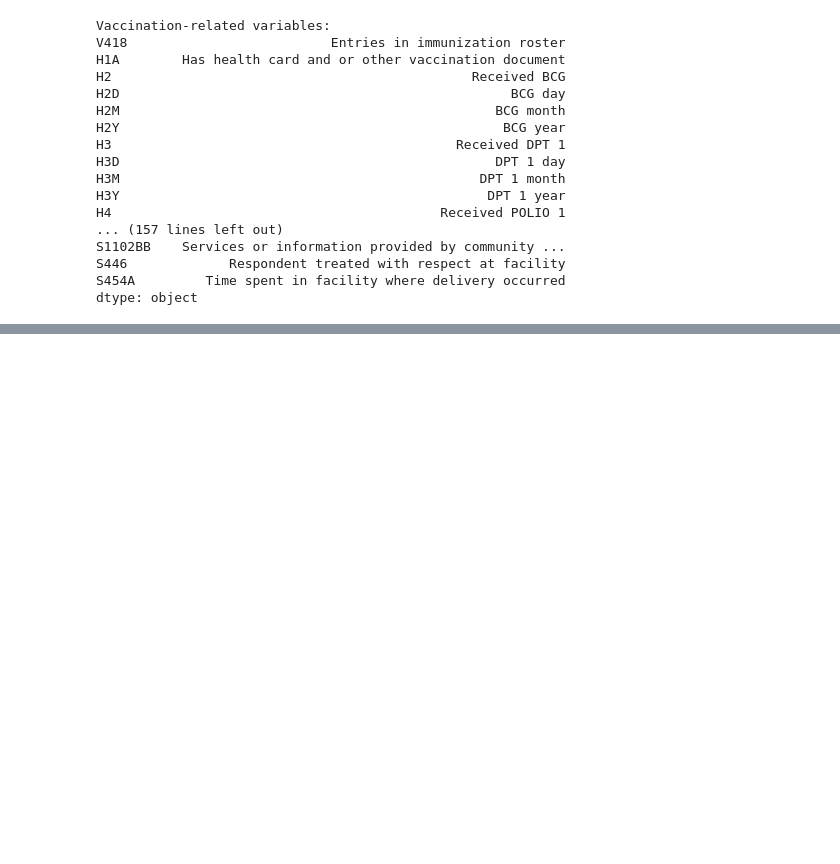
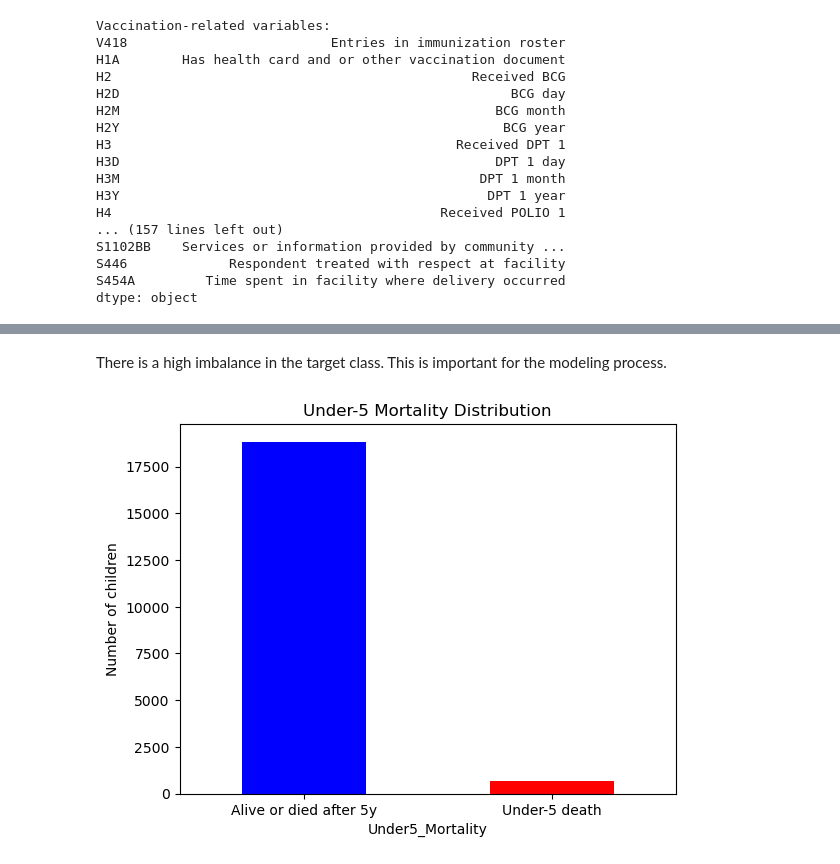
Before and after one commit to tingly-amua/Under5-Mortality-Model, a Jupyter notebook: u5mr.ipynb, the cells around one changed output, grey strips where cells are left out. Drawn from its saved outputs; the diff is of its cells as text; code cells hidden in the pictures; blank space fills up the shorter version.

```diff
--- a/u5mr.ipynb
+++ b/u5mr.ipynb
@@ -433,0 +534,12 @@ df = pd.read_csv('u5mr_subset.csv')
+# %%
+# Define target variable for under-5 mortality
+df['under5_mortality'] = 0  # default = survived
+
+# Case 1: Died before 60 months
+df.loc[(df['Child is alive'] == 0) & (df['Age at death (months, imputed)'] < 60), 'under5_mortality'] = 1
+
+# Case 2: Alive but age <60 months -> censored, but for classification label as 0
+df.loc[(df['Child is alive'] == 1) & (df['Childs age in months'] < 60), 'under5_mortality'] = 0
+
+# Case 3: Alive and age >=60 months -> survived past 5, label as 0
+df.loc[(df['Child is alive'] == 1) & (df['Childs age in months'] >= 60), 'under5_mortality'] = 0
@@ -433,0 +626,16 @@ df = pd.read_csv('u5mr_subset.csv')
+# %% [markdown]
+There is a high imbalance in the target class. This is important for the modeling process.
+# %%
+#Plot class distribution
+df['under5_mortality'].value_counts().sort_index().plot(
+    kind='bar',
+    color=['blue', 'red'],
+    rot=0
+)
+plt.xticks([0, 1], ['Alive or died after 5y', 'Under-5 death'])
+plt.ylabel("Number of children")
+plt.xlabel("Under5_Mortality")
+plt.title("Under-5 Mortality Distribution")
+plt.show()
+# %% [output]
+[figure, added]
```
Also changed, not shown: parts of 19 cells of this notebook, 1 other file.
